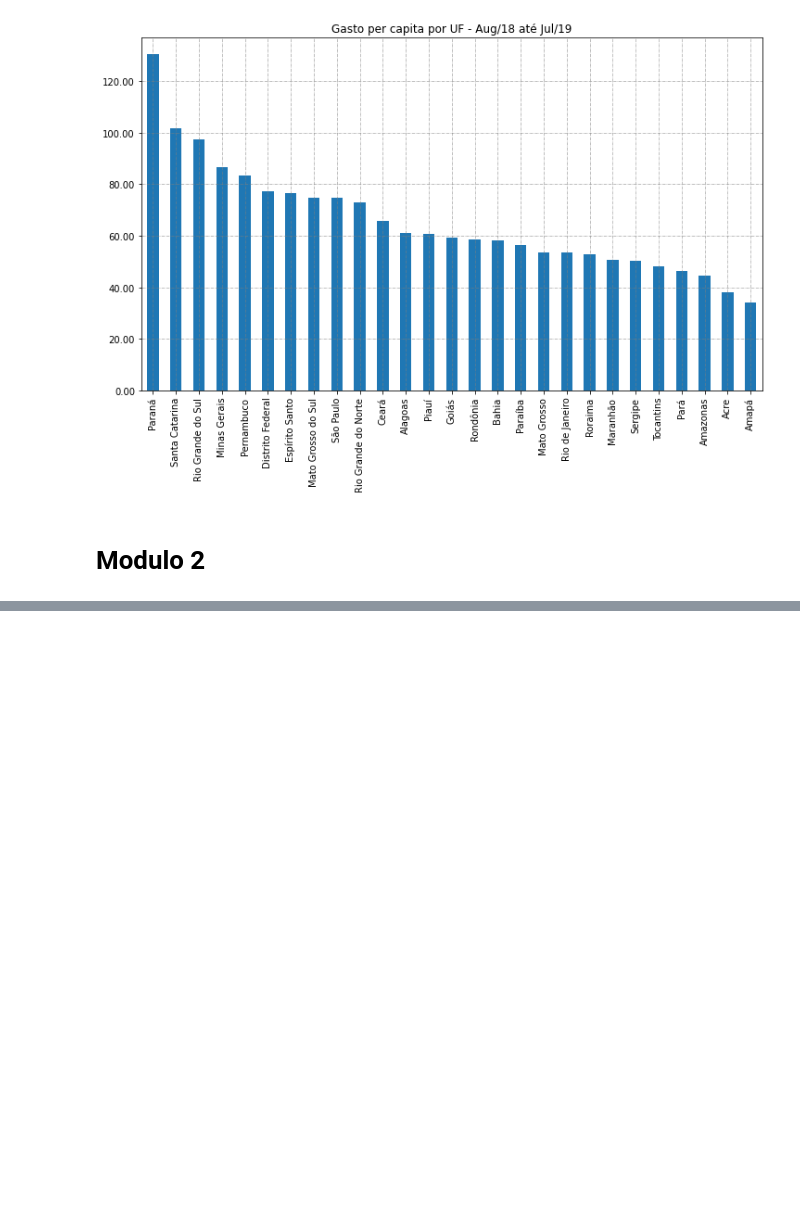
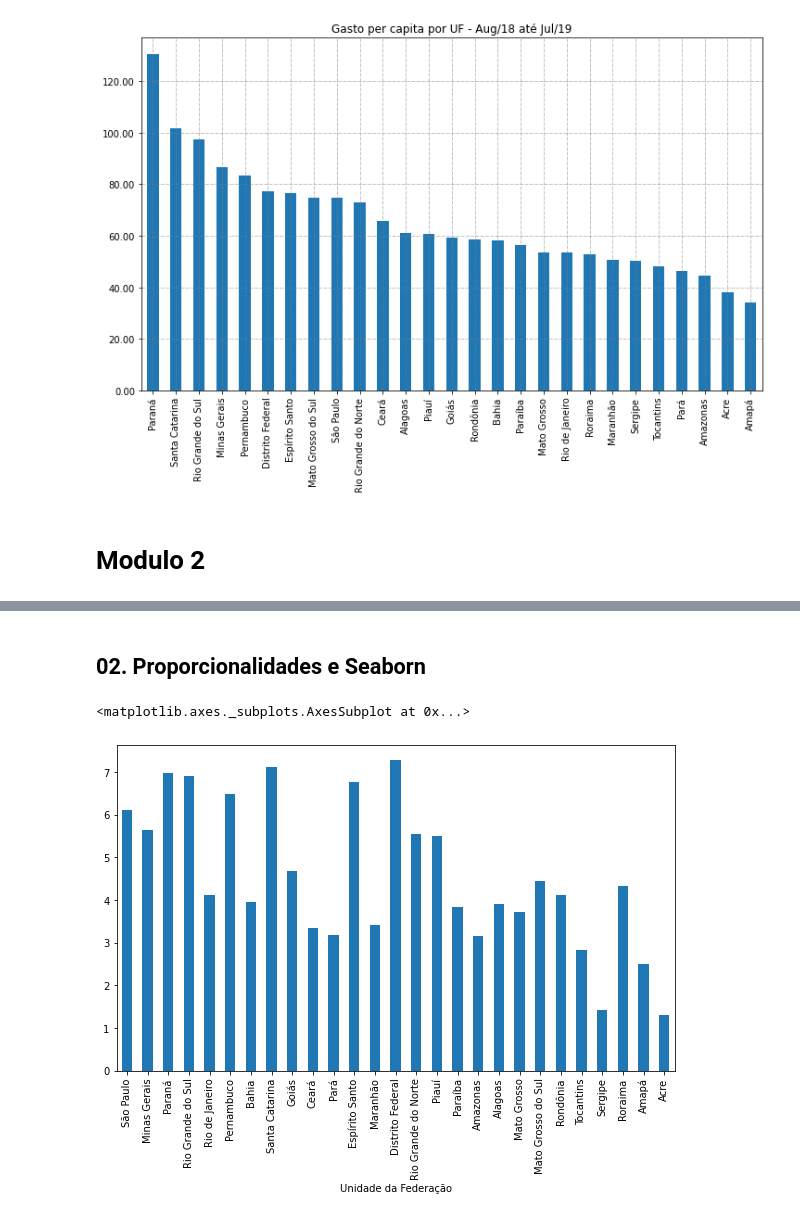
Before and after one commit to brian-lear/bootcamp_alura, a Jupyter notebook: Bootcamp_Data_Science_Hospitalar.ipynb, the cells around one changed output, grey strips where cells are left out. Drawn from its saved outputs; the diff is of its cells as text; code cells hidden in the pictures; blank space fills up the shorter version.

```diff
--- a/Bootcamp_Data_Science_Hospitalar.ipynb
+++ b/Bootcamp_Data_Science_Hospitalar.ipynb
@@ -537,0 +600,8 @@ plt.grid(color='grey', linestyle='-.', linewidth=0.5)
+# %%
+dados_pop_csv = dados_pop_csv.drop(columns=['Posição','País comparável','% da pop. total'])
+dados_pop_csv = dados_pop_csv.rename(columns={'Unidade federativa':'UF','População':'populacao'})
+dados_pop_csv.index = dados_pop_csv['UF']
+dados_pop_csv = dados_pop_csv[1:]
+dados_pop_csv = dados_pop_csv.drop(columns=['UF'])
+dados_pop_csv['populacao'] = dados_pop_csv['populacao'].str.replace(' ','',regex=True).astype(int)
+dados_pop_csv.head()
@@ -537,0 +620,3 @@ plt.grid(color='grey', linestyle='-.', linewidth=0.5)
+# %%
+df_uf_recent = df_datasus_util['2020/Jul'].to_frame()
+df_uf_recent.head()
@@ -537,0 +631,38 @@ plt.grid(color='grey', linestyle='-.', linewidth=0.5)
+# %%
+def dados_pop_to_df(dados_populacao,target_month):
+
+  from io import StringIO
+  dados_populacao_io = StringIO(dados_populacao)
+  dados_pop_csv = pd.read_csv(dados_populacao_io,sep="\t")
+  dados_pop_csv = dados_pop_csv.drop(columns=['Posição','País comparável','% da pop. total'])
+  dados_pop_csv = dados_pop_csv.rename(columns={'Unidade federativa':'UF','População':'populacao'})
+  dados_pop_csv.index = dados_pop_csv['UF']
+  dados_pop_csv = dados_pop_csv[1:]
+  dados_pop_csv = dados_pop_csv.drop(columns=['UF'])
+  dados_pop_csv['populacao'] = dados_pop_csv['populacao'].str.replace(' ','',regex=True).astype(int)
+
+
+  df_uf_recent = df_datasus_util[target_month].to_frame()
+  df_uf_recent.index = df_uf_recent.index.str[3:]
+  df_uf_recent.index = df_uf_recent.index.str.strip()
+
+  for estado in df_uf_recent.index:
+    dados_pop_csv.index = dados_pop_csv.index.str.replace(f'{estado} {estado}',estado)
+    dados_pop_csv.index = dados_pop_csv.index.str.strip()
+
+  pop_e_gastos_recent = df_uf_recent.join(dados_pop_csv)
+  pop_e_gastos_recent = pop_e_gastos_recent.rename(columns={target_month:'gastos_atuais'})
+  pop_e_gastos_recent = pop_e_gastos_recent.sort_values('gastos_atuais', ascending = False)
+  pop_e_gastos_recent['gasto_per_capita'] = pop_e_gastos_recent['gastos_atuais']/pop_e_gastos_recent['populacao']
+
+  return pop_e_gastos_recent
+# %%
+df_uf_gasto_pop_07 = dados_pop_to_df(dados_populacao,'2020/Jul')
+df_uf_gasto_pop_06 = dados_pop_to_df(dados_populacao,'2020/Jun')
+# %% [markdown]
+## 02. Proporcionalidades e Seaborn
+# %%
+df_uf_gasto_pop_07['gasto_per_capita'].plot(kind='bar',figsize=(10,6))
+# %% [output]
+<matplotlib.axes._subplots.AxesSubplot at 0x...>
+[figure, added]
```
Also changed, not shown: parts of 35 cells of this notebook.
